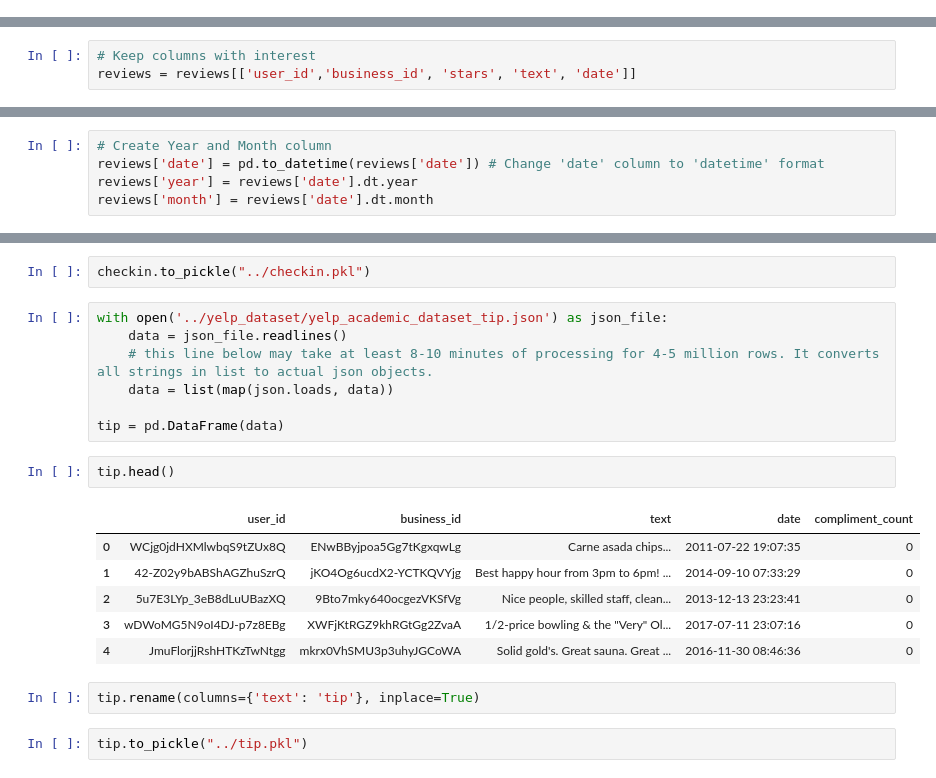
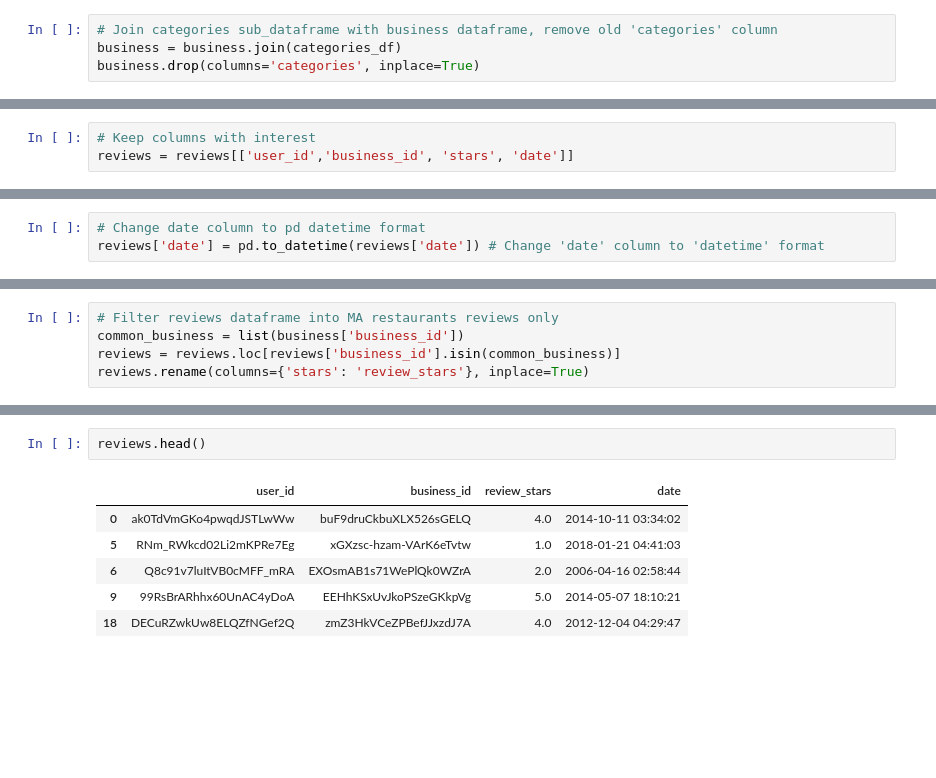
Before and after one commit to mayshirley519/Yelp-recommender-system, a Jupyter notebook: 1_Data_Cleaning.ipynb, the cells around one changed output, grey strips where cells are left out. Saved outputs shown, nothing was run; the diff lists cells and outputs as text; blank space fills up the shorter version.

```diff
--- a/1_Data_Cleaning.ipynb
+++ b/1_Data_Cleaning.ipynb
@@ -7,0 +179,4 @@ import pickle
+# %%
+# Join categories sub_dataframe with business dataframe, remove old 'categories' column
+business = business.join(categories_df)
+business.drop(columns='categories', inplace=True)
@@ -23,7 +202,7 @@ reviews.head()
 | 4 | sjm_uUcQVxab_EeLCqsYLg | 0kA0PAJ8QFMeveQWHFqz2A | 8zehGz9jnxPqXtOc7KaJxA | 4.0 | 0 | 0 | 0 | The food is always great here. Th... | 2011-07-28 18:05:01 |
 # %%
 # Keep columns with interest
-reviews = reviews[['user_id','business_id', 'stars', 'text', 'date']]
+reviews = reviews[['user_id','business_id', 'stars', 'date']]
 # %%
 # Check for nulls
 reviews.isnull().sum()
@@ -35,7 +213,5 @@ text           0
 date           0
 dtype: int64
 # %%
-# Create Year and Month column
+# Change date column to pd datetime format
 reviews['date'] = pd.to_datetime(reviews['date']) # Change 'date' column to 'datetime' format
-reviews['year'] = reviews['date'].dt.year
-reviews['month'] = reviews['date'].dt.month
@@ -51,0 +218,5 @@ business = pd.DataFrame(data)
+# %%
+# Filter reviews dataframe into MA restaurants reviews only
+common_business = list(business['business_id'])
+reviews = reviews.loc[reviews['business_id'].isin(common_business)]
+reviews.rename(columns={'stars': 'review_stars'}, inplace=True)
@@ -188,22 +252,9 @@ dtype: int64
-# %%
-checkin.to_pickle("../checkin.pkl")
-# %%
-with open('../yelp_dataset/yelp_academic_dataset_tip.json') as json_file:
-    data = json_file.readlines()
-    # this line below may take at least 8-10 minutes of processing for 4-5 million rows. It converts all strings in list to actual json objects.
-    data = list(map(json.loads, data))
-
-tip = pd.DataFrame(data)
 # %%
-tip.head()
+reviews.head()
 # %% [output]
-|  | user_id | business_id | text | date | compliment_count |
-| 0 | WCjg0jdHXMlwbqS9tZUx8Q | ENwBByjpoa5Gg7tKgxqwLg | Carne asada chips... | 2011-07-22 19:07:35 | 0 |
-| 1 | 42-Z02y9bABShAGZhuSzrQ | jKO4Og6ucdX2-YCTKQVYjg | Best happy hour from 3pm to 6pm! ... | 2014-09-10 07:33:29 | 0 |
-| 2 | 5u7E3LYp_3eB8dLuUBazXQ | 9Bto7mky640ocgezVKSfVg | Nice people, skilled staff, clean... | 2013-12-13 23:23:41 | 0 |
-| 3 | wDWoMG5N9oI4DJ-p7z8EBg | XWFjKtRGZ9khRGtGg2ZvaA | 1/2-price bowling & the "Very" Ol... | 2017-07-11 23:07:16 | 0 |
-| 4 | JmuFlorjjRshHTKzTwNtgg | mkrx0VhSMU3p3uhyJGCoWA | Solid gold's. Great sauna. Great ... | 2016-11-30 08:46:36 | 0 |
+|  | user_id | business_id | review_stars | date |
+| 0 | ak0TdVmGKo4pwqdJSTLwWw | buF9druCkbuXLX526sGELQ | 4.0 | 2014-10-11 03:34:02 |
+| 5 | RNm_RWkcd02Li2mKPRe7Eg | xGXzsc-hzam-VArK6eTvtw | 1.0 | 2018-01-21 04:41:03 |
+| 6 | Q8c91v7luItVB0cMFF_mRA | EXOsmAB1s71WePlQk0WZrA | 2.0 | 2006-04-16 02:58:44 |
+| 9 | 99RsBrARhhx60UnAC4yDoA | EEHhKSxUvJkoPSzeGKkpVg | 5.0 | 2014-05-07 18:10:21 |
+| 18 | DECuRZwkUw8ELQZfNGef2Q | zmZ3HkVCeZPBefJJxzdJ7A | 4.0 | 2012-12-04 04:29:47 |
-# %%
-tip.rename(columns={'text': 'tip'}, inplace=True)
-# %%
-tip.to_pickle("../tip.pkl")
```
Also changed, not shown: parts of 40 cells of this notebook, 16 other files.
